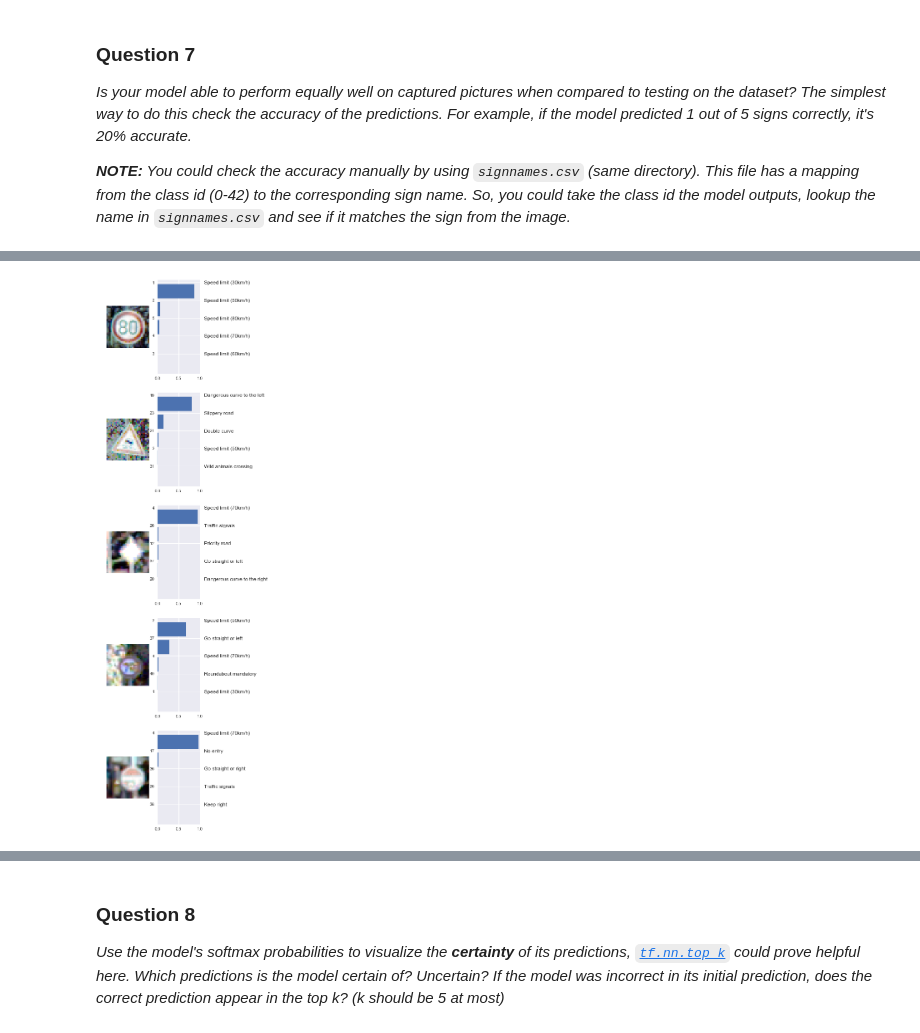
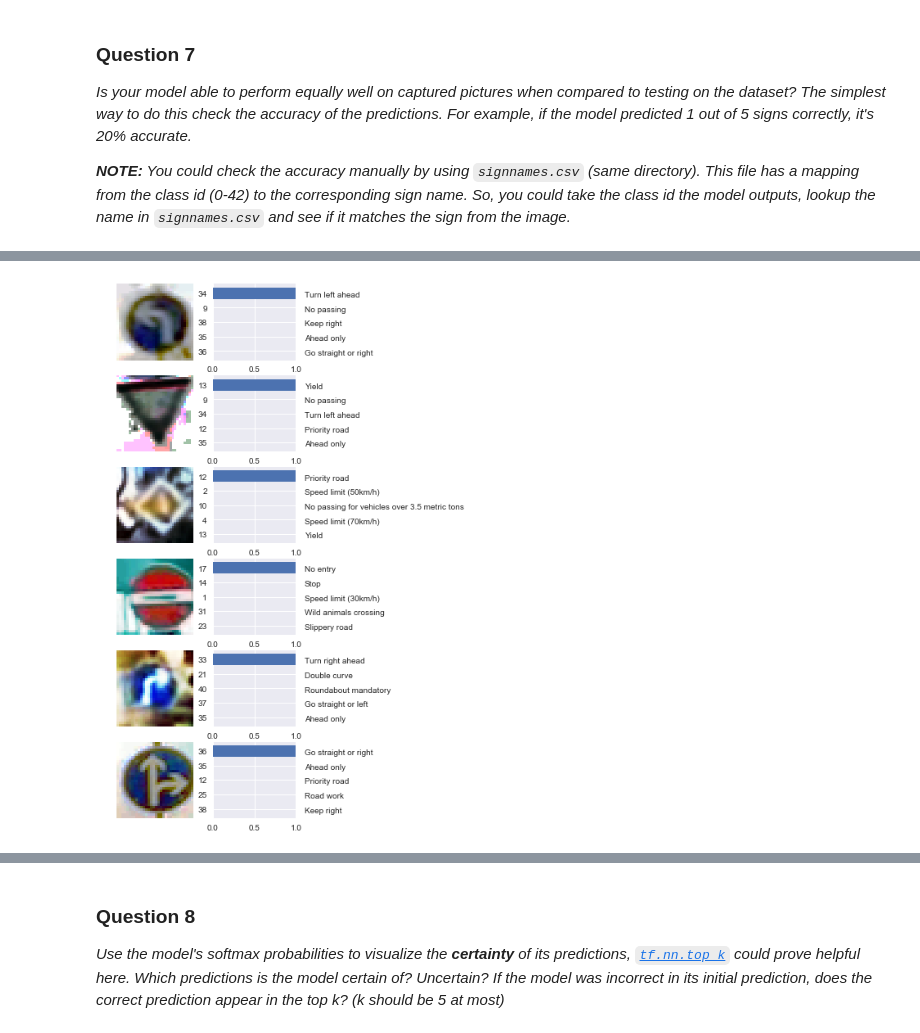
Before and after one commit to johannesdeselaers/CarND-Traffic-Sign-Classifier-Project, a Jupyter notebook: Traffic_Sign_Classifier.ipynb, the cells around one changed output, grey strips where cells are left out. Cells and saved outputs as stored; diff of their text form; code cells hidden in the pictures.

```diff
--- a/Traffic_Sign_Classifier.ipynb
+++ b/Traffic_Sign_Classifier.ipynb
@@ -412,6 +406,7 @@ Model saved as ./lenet-original
 # %%
 #Select model to run the rest of the notebook with
 save_path = './lenet-original'
+BATCH_SIZE = 128
 # %%
 # this cell can be used to cotinue training of an already saved model
 
@@ -552,30 +556,33 @@ _**NOTE:** You could check the accuracy manually by using `signnames.csv` (same
 ### Visualize the softmax probabilities here.
 ### Feel free to use as many code cells as needed.
 # %%
-def plot_probabilities(images, top_indices, top_values, num_cols=2):
-    numImages = min(len(images),5)
+def plot_probabilities(images, top_indices, top_values):
+    cols = 2
+    numImages = len(images)
     selection = np.random.choice(images.shape[0], numImages, replace=False)
 
-    images_selection = images[selection]
+    signs_selection = images[selection]
     top_indices_selection = top_indices[selection]
     top_values_selection = top_values[selection]
 
+    plt.figure(figsize=(cols*2,numImages*2))
+
     for i in range(numImages):
-        n = int(images_selection.shape[0])
+        n = int(signs_selection.shape[0])
         num_rows = n
         row = i
-        ax1 = plt.subplot2grid((num_rows,num_cols),(row, 0))
-        ax2 = plt.subplot2grid((num_rows,num_cols),(row, 1))
-        img = images_selection[i,:,:,:]
-        ax1.axis('off')
-        ax1.imshow(img+.5)
-        ind = np.arange(5)
-        ax2.barh(ind[::-1],top_values_selection[i,:])
+        ax1 = plt.subplot2grid((num_rows,cols),(row, 0))
+        ax2 = plt.subplot2grid((num_rows,cols),(row, 1))
+        sign = signs_selection[i,:,:,:]
+        ax1.imshow(sign+.5)
+        index = np.arange(5)
+        ax2.barh(index[::-1],top_values_selection[i,:])
         ax2.set_autoscalex_on(False)
         ax2.set_xlim([0,1.000])
-        ax2.set_yticks(ind + 0.5)
+        ax2.set_yticks(index)
         ax2.set_yticklabels(map(lambda x: str(x), reversed(top_indices_selection[i,:])))
+        ax1.axis('off')
 
         for j in range(5):
             index = top_indices_selection[i,4-j]
-            ax2.text(1.1, j + 0.4, signnames[index])
+            ax2.text(1.1, j-.25 , signnames[index])
@@ -589,10 +589,7 @@ plot_probabilities(X_new, top_indices, top_values)
-# %%
-n = len(false_classified_indices[0])
-num_cols = 2
-num_rows = n
-plt.figure(figsize=(4,2 * num_rows))
-
-for i in range(len(false_classified_indices[0])):
-    plot_probabilities(X_new[false_classified_indices], top_indices[false_classified_indices], top_values[false_classified_indices])
-# %% [output]
-[figure, removed]
+# %%
+# plot_probabilities(X_new, top_indices, top_values)
+plot_probabilities(X_new[correct_classified_indices], \
+                   top_indices[correct_classified_indices], \
+                   top_values[correct_classified_indices])
+# %% [output]
+[figure, added]
```
Also changed, not shown: parts of 26 cells of this notebook, 1 other file.
